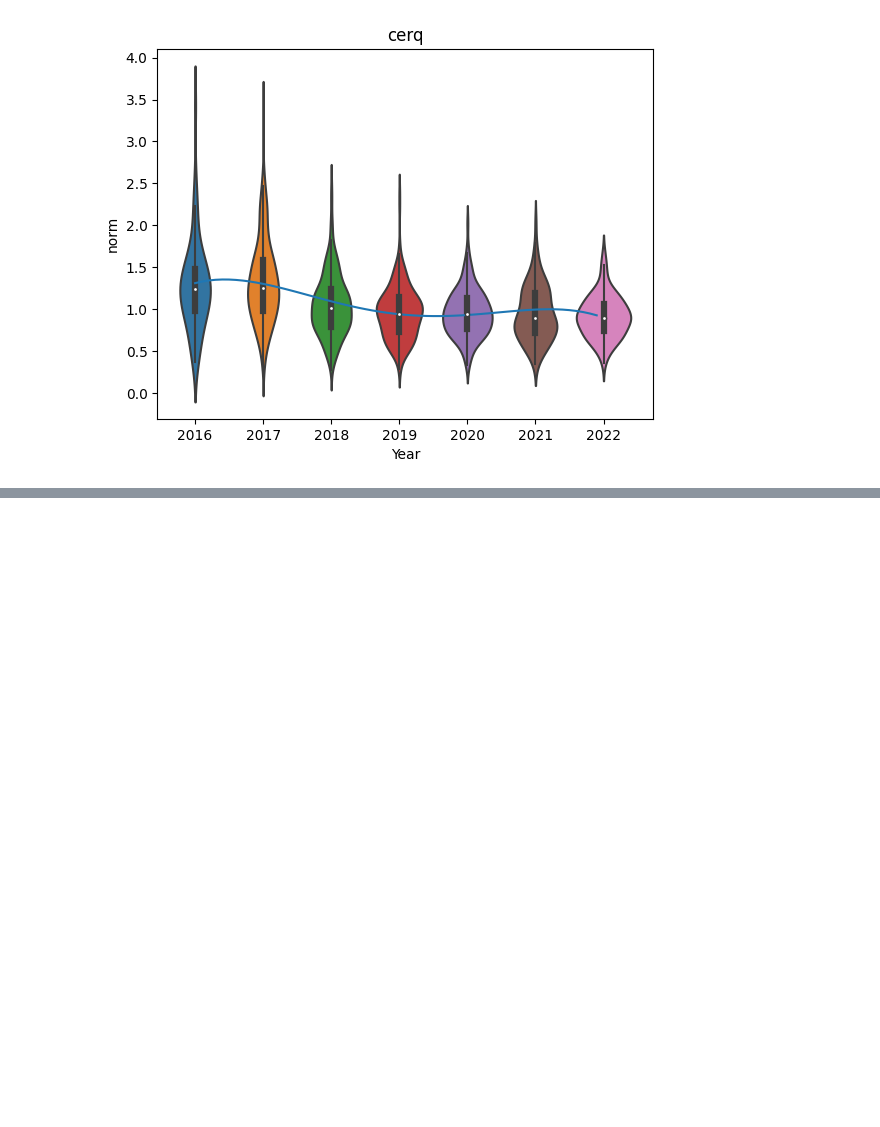
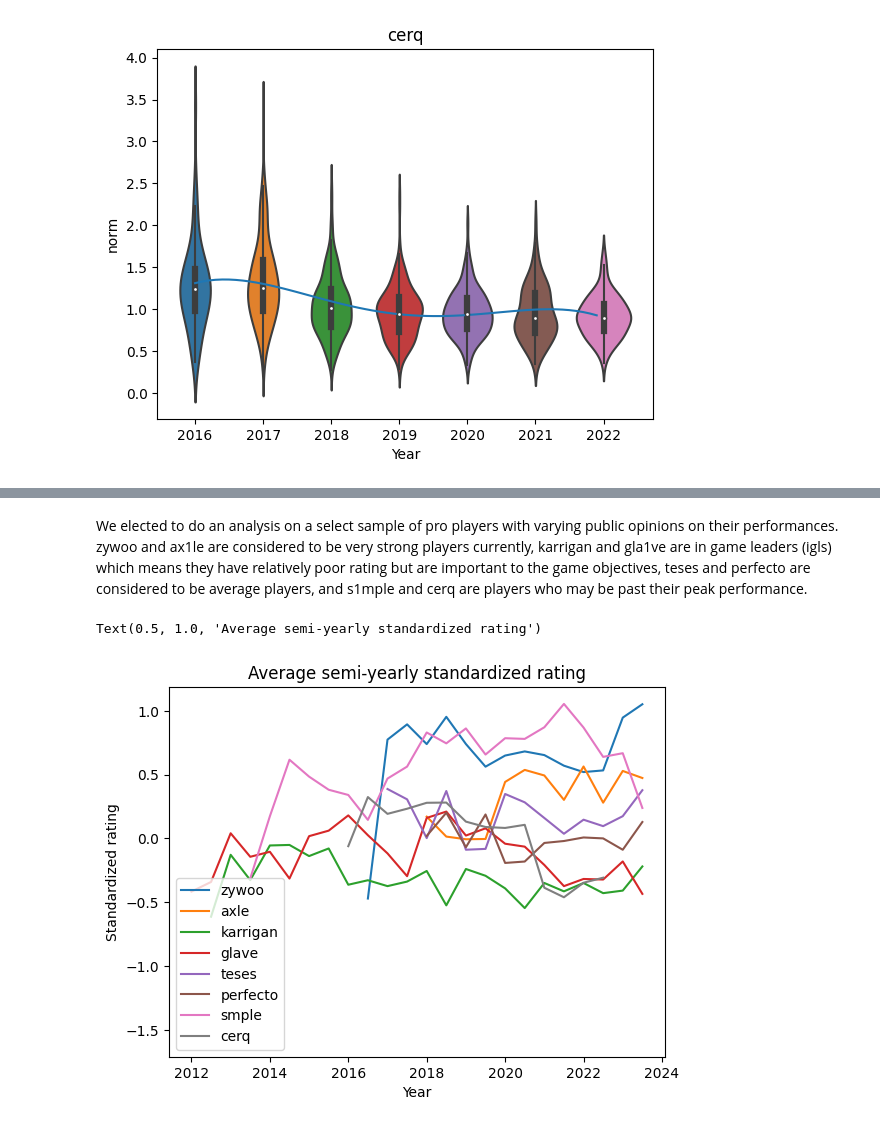
Before and after one commit to condulences/condulences.github.io, a Jupyter notebook: final_mark.ipynb, the cells around one changed output, grey strips where cells are left out. Drawn from its saved outputs; the diff is of its cells as text; code cells hidden in the pictures; blank space fills up the shorter version.

```diff
--- a/final_mark.ipynb
+++ b/final_mark.ipynb
@@ -248,0 +470,22 @@ df.head()
+# %% [markdown]
+We elected to do an analysis on a select sample of pro players with varying public opinions on their performances. zywoo and ax1le are considered to be very strong players currently, karrigan and gla1ve are in game leaders (igls) which means they have relatively poor rating but are important to the game objectives, teses and perfecto are considered to be average players, and s1mple and cerq are players who may be past their peak performance.
+# %%
+notable_players = ['zywoo','axle','karrigan','glave','teses','perfecto','smple','cerq']
+df = df.sort_values('Date')
+
+for i in range(len(notable_players)):
+    y = []
+    for year in x:
+        for step in np.arange(2):
+            date_mask = (dt.datetime(year,1 + 5*step,1) < df['Date']) & (df['Date'] < dt.datetime(year,6 + 6*step,30 + 1*step))
+            y.append(df[date_mask & (df['player name'] == notable_players[i])]['standard rating'].mean())
+
+    plt.plot(halfyearsx, y, label = notable_players[i])
+
+plt.legend()
+plt.xlabel("Year")
+plt.ylabel("Standardized rating")
+plt.title("Average semi-yearly standardized rating")
+# %% [output]
+Text(0.5, 1.0, 'Average semi-yearly standardized rating')
+[figure, added]
```
Also changed, not shown: parts of 46 cells of this notebook.
